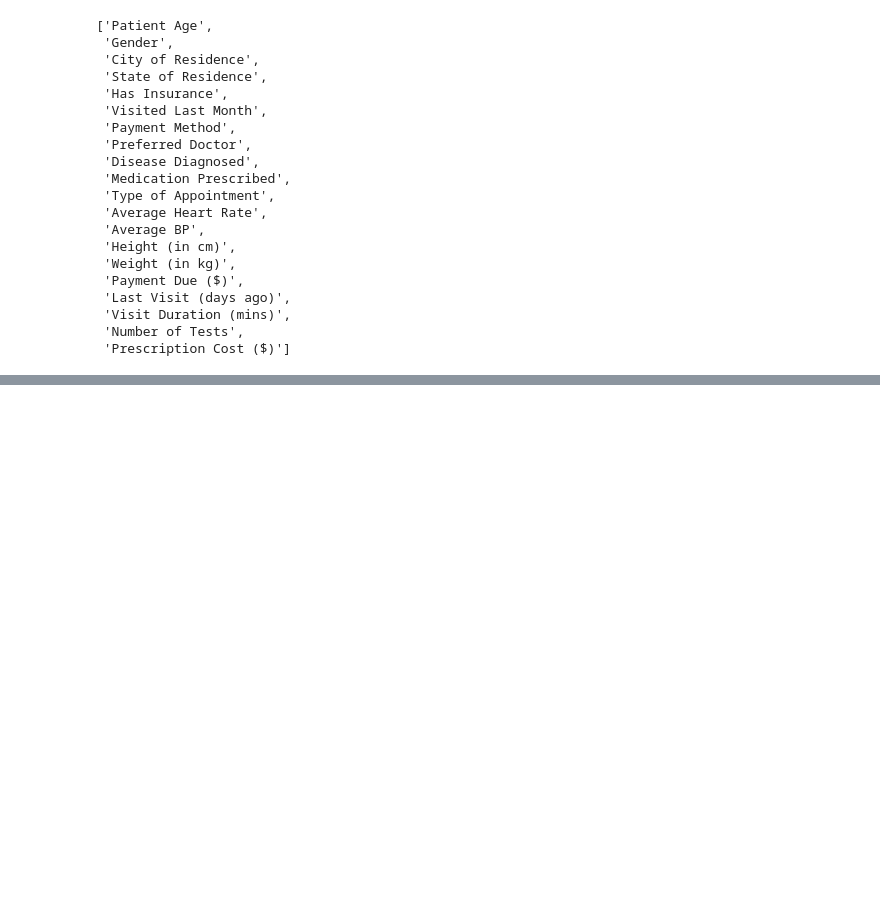
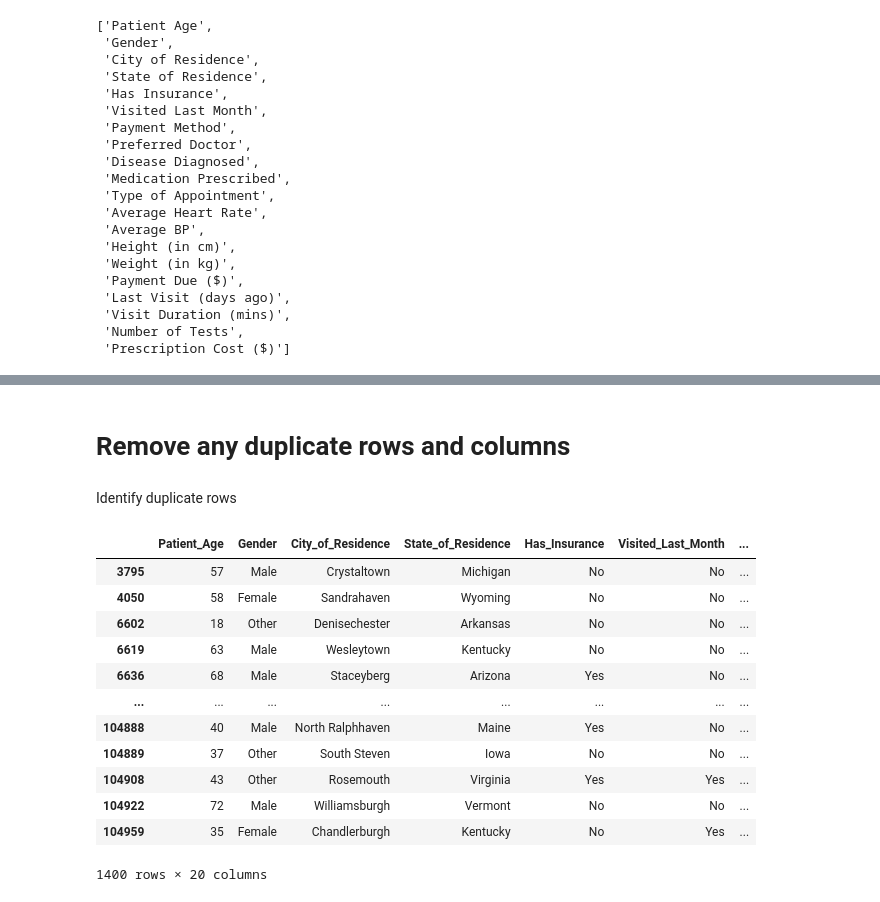
Before and after one commit to kkettip/datasci_2_manipulation, a Jupyter notebook: datasci_2_manipulation.ipynb, the cells around one changed output, grey strips where cells are left out. Drawn from its saved outputs; the diff is of its cells as text; code cells hidden in the pictures; blank space fills up the shorter version.

```diff
--- a/datasci_2_manipulation.ipynb
+++ b/datasci_2_manipulation.ipynb
@@ -50,0 +231,21 @@ list(data)
+# %% [markdown]
+# Remove any duplicate rows and columns
+# %% [markdown]
+Identify duplicate rows
+# %%
+duplicateRows = df[df.duplicated()]
+duplicateRows
+# %% [output]
+|  | Patient_Age | Gender | City_of_Residence | State_of_Residence | Has_Insurance | Visited_Last_Month | ... |
+| 3795 | 57 | Male | Crystaltown | Michigan | No | No | ... |
+| 4050 | 58 | Female | Sandrahaven | Wyoming | No | No | ... |
+| 6602 | 18 | Other | Denisechester | Arkansas | No | No | ... |
+| 6619 | 63 | Male | Wesleytown | Kentucky | No | No | ... |
+| 6636 | 68 | Male | Staceyberg | Arizona | Yes | No | ... |
+| ... | ... | ... | ... | ... | ... | ... | ... |
+| 104888 | 40 | Male | North Ralphhaven | Maine | Yes | No | ... |
+| 104889 | 37 | Other | South Steven | Iowa | No | No | ... |
+| 104908 | 43 | Other | Rosemouth | Virginia | Yes | Yes | ... |
+| 104922 | 72 | Male | Williamsburgh | Vermont | No | No | ... |
+| 104959 | 35 | Female | Chandlerburgh | Kentucky | No | Yes | ... |
+1400 rows × 20 columns
```
Also changed, not shown: parts of 55 cells of this notebook.
